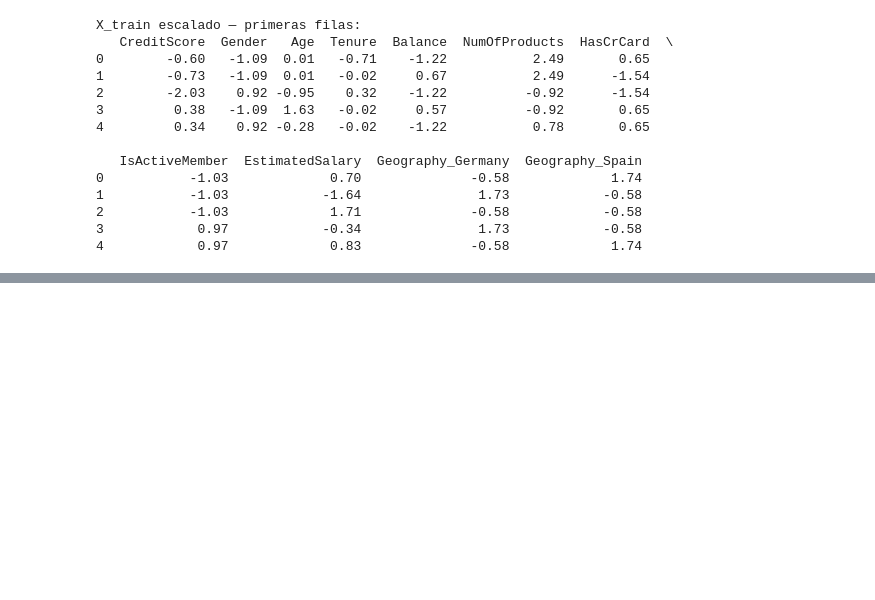
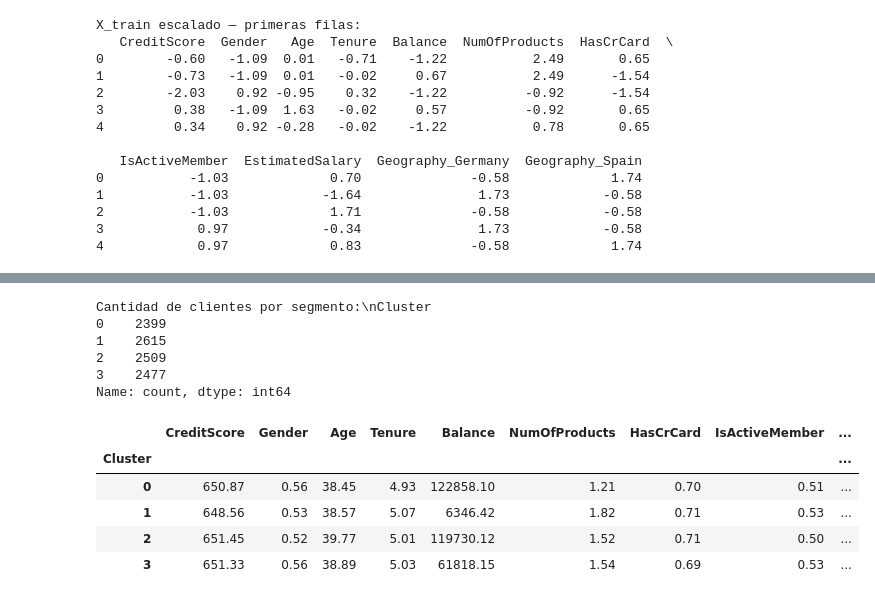
Before and after one commit to DiegoAbarza77/MachineLearning, a Jupyter notebook: ExamenTransversalMachine.ipynb, the cells around one changed output, grey strips where cells are left out. Cells and saved outputs as stored; diff of their text form; code cells hidden in the pictures; blank space fills up the shorter version.

```diff
--- a/ExamenTransversalMachine.ipynb
+++ b/ExamenTransversalMachine.ipynb
@@ -214,0 +410,31 @@ X_train escalado — primeras filas:
+# %%
+# Entrenamiento del modelo final con el k seleccionado
+k_optimo = 4
+kmeans_final = KMeans(n_clusters=k_optimo, random_state=17, n_init=10)
+
+# Asignamos a cada cliente su respectivo cluster en el dataframe original
+dfnuevo['Cluster'] = kmeans_final.fit_predict(X_scaled_clust)
+
+# Reincorporamos la variable objetivo para el análisis posterior
+dfnuevo['Exited'] = y
+
+print(f"Cantidad de clientes por segmento:\\n{dfnuevo['Cluster'].value_counts().sort_index()}")
+# %% [output]
+Cantidad de clientes por segmento:\nCluster
+0    2399
+1    2615
+2    2509
+3    2477
+Name: count, dtype: int64
+# %%
+# Agrupamos por el Cluster asignado y calculamos el promedio numérico
+analisis_clusters = dfnuevo.groupby('Cluster').mean().round(2)
+
+display(analisis_clusters)
+# %% [output]
+|  | CreditScore | Gender | Age | Tenure | Balance | NumOfProducts | HasCrCard | IsActiveMember | ... |
+| Cluster |  |  |  |  |  |  |  |  | ... |
+| 0 | 650.87 | 0.56 | 38.45 | 4.93 | 122858.10 | 1.21 | 0.70 | 0.51 | ... |
+| 1 | 648.56 | 0.53 | 38.57 | 5.07 | 6346.42 | 1.82 | 0.71 | 0.53 | ... |
+| 2 | 651.45 | 0.52 | 39.77 | 5.01 | 119730.12 | 1.52 | 0.71 | 0.50 | ... |
+| 3 | 651.33 | 0.56 | 38.89 | 5.03 | 61818.15 | 1.54 | 0.69 | 0.53 | ... |
```
Also changed, not shown: parts of 11 cells of this notebook.
